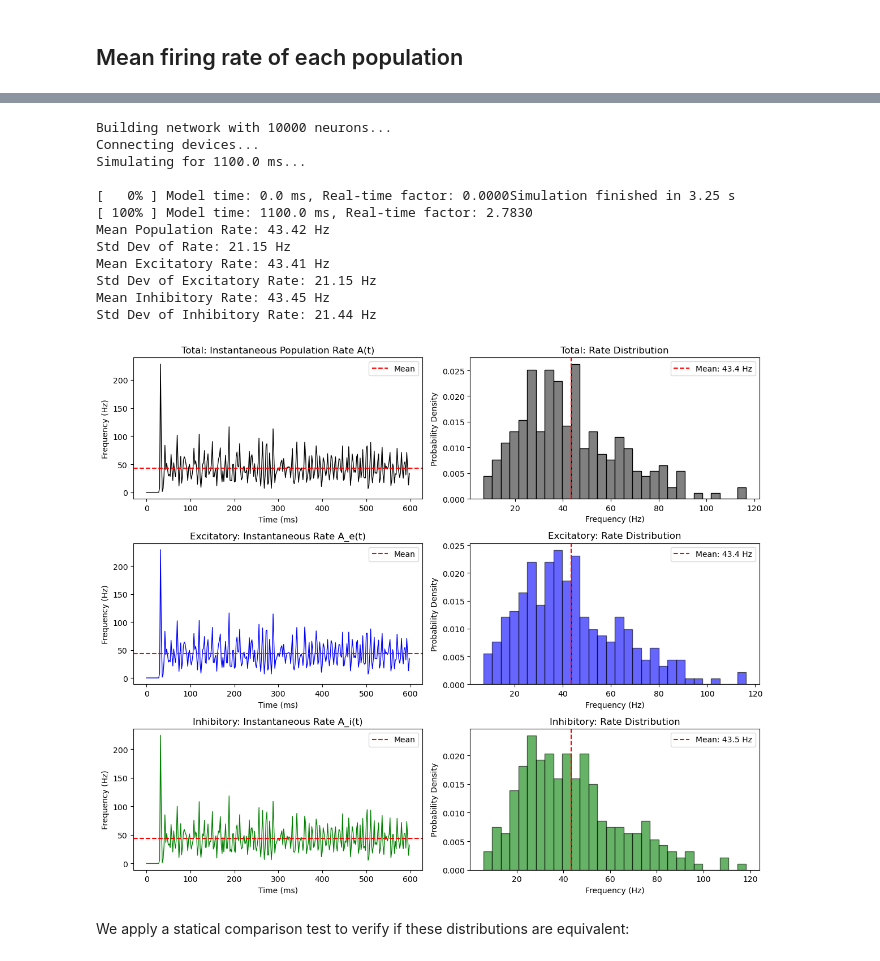
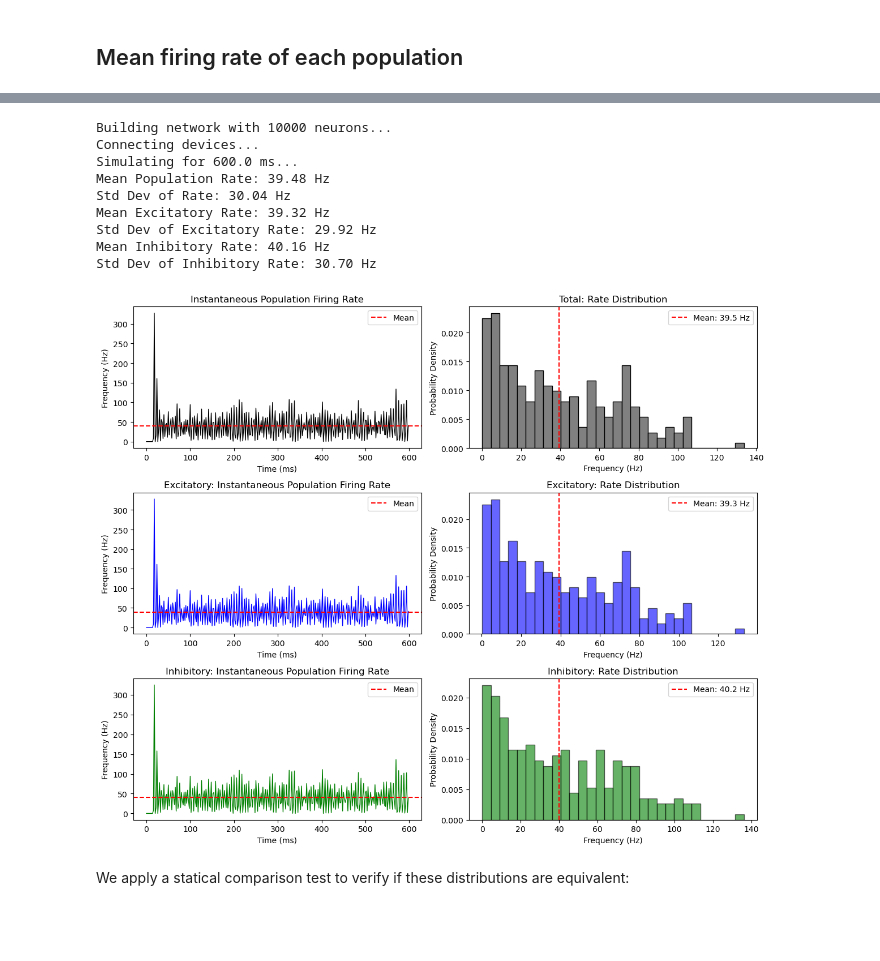
Before and after one commit to rafael-gigante/LasconProject, a Jupyter notebook: brunel_model.ipynb, the cells around one changed output, grey strips where cells are left out. Drawn from its saved outputs; the diff is of its cells as text; code cells hidden in the pictures; blank space fills up the shorter version.

```diff
--- a/brunel_model.ipynb
+++ b/brunel_model.ipynb
@@ -127,11 +127,8 @@ def run_brunel_network(N_total=10000, epsilon=0.1, J_ex=0.1, g=5.0, eta=2.0, sim
     # Run Simulation
     # -----------------
     print(f"Simulating for {sim_time} ms...")
-    start_time = time.time()
     nest.Simulate(sim_time)
-    end_time = time.time()
 
-    print(f"Simulation finished in {end_time - start_time:.2f} s")
 
     return espikes, ispikes
 # %%
@@ -238,7 +232,7 @@ N_total = 10000
 NE = int(0.8 * N_total)
 NI = int(0.2 * N_total)
 
-espikes, ispikes = run_brunel_network()
+espikes, ispikes = run_brunel_network(g=8.0, eta=4.0, sim_time=sim_time)
 
 spikes_ex = nest.GetStatus(espikes, "events")[0]["times"]
 spikes_in = nest.GetStatus(ispikes, "events")[0]["times"]
@@ -273,7 +267,7 @@ ax1, ax2, ax3, ax4, ax5, ax6 = axes.flatten()
 # --- TOTAL POPULATION (Black) ---
 # Plot A(t) - The Time Series
 ax1.plot(time_axis, A_t, color='k', lw=1)
-ax1.set_title("Total: Instantaneous Population Rate A(t)")
+ax1.set_title("Instantaneous Population Firing Rate")
 ax1.set_xlabel("Time (ms)")
 ax1.set_ylabel("Frequency (Hz)")
 ax1.axhline(mean_rate, color='red', linestyle='--', label='Mean')
@@ -289,50 +283,47 @@ ax2.legend(loc="upper right")
 
 # --- EXCITATORY (Blue) ---
 ax3.plot(time_axis_e, A_t_e, color='b', lw=1)
-ax3.set_title("Excitatory: Instantaneous Rate A_e(t)")
+ax3.set_title("Excitatory: Instantaneous Population Firing Rate")
 ax3.set_xlabel("Time (ms)")
 ax3.set_ylabel("Frequency (Hz)")
 ax3.axhline(mean_rate_e, color='red', linestyle='--', label='Mean')
 ax3.legend(loc="upper right")
 
 ax4.hist(A_t_steady_e, bins=30, color='blue', alpha=0.6, edgecolor='black', density=True)
 ax4.set_title("Excitatory: Rate Distribution")
 ax4.set_xlabel("Frequency (Hz)")
 ax4.set_ylabel("Probability Density")
 ax4.axvline(mean_rate_e, color='red', linestyle='--', label=f'Mean: {mean_rate_e:.1f} Hz')
 ax4.legend(loc="upper right")
 
 # --- INHIBITORY (Green) ---
 ax5.plot(time_axis_i, A_t_i, color='g', lw=1)
-ax5.set_title("Inhibitory: Instantaneous Rate A_i(t)")
+ax5.set_title("Inhibitory: Instantaneous Population Firing Rate")
 ax5.set_xlabel("Time (ms)")
 ax5.set_ylabel("Frequency (Hz)")
 ax5.axhline(mean_rate_i, color='red', linestyle='--', label='Mean')
 ax5.legend(loc="upper right")
 
 ax6.hist(A_t_steady_i, bins=30, color='green', alpha=0.6, edgecolor='black', density=True)
 ax6.set_title("Inhibitory: Rate Distribution")
 ax6.set_xlabel("Frequency (Hz)")
 ax6.set_ylabel("Probability Density")
 ax6.axvline(mean_rate_i, color='red', linestyle='--', label=f'Mean: {mean_rate_i:.1f} Hz')
 ax6.legend(loc="upper right")
 
 plt.tight_layout()
 plt.show()
 # %% [output]
 Building network with 10000 neurons...
 Connecting devices...
-Simulating for 1100.0 ms...
-
-[   0% ] Model time: 0.0 ms, Real-time factor: 0.0000Simulation finished in 3.25 s
-[ 100% ] Model time: 1100.0 ms, Real-time factor: 2.7830
-Mean Population Rate: 43.42 Hz
-Std Dev of Rate: 21.15 Hz
-Mean Excitatory Rate: 43.41 Hz
-Std Dev of Excitatory Rate: 21.15 Hz
-Mean Inhibitory Rate: 43.45 Hz
-Std Dev of Inhibitory Rate: 21.44 Hz
+Simulating for 600.0 ms...
+Mean Population Rate: 39.48 Hz
+Std Dev of Rate: 30.04 Hz
+Mean Excitatory Rate: 39.32 Hz
+Std Dev of Excitatory Rate: 29.92 Hz
+Mean Inhibitory Rate: 40.16 Hz
+Std Dev of Inhibitory Rate: 30.70 Hz
-[figure, old version]
+[figure, new version]
 # %% [markdown]
 We apply a statical comparison test to verify if these distributions are equivalent:
 # %%
```
Also changed, not shown: parts of 12 cells of this notebook, 3 other files.
